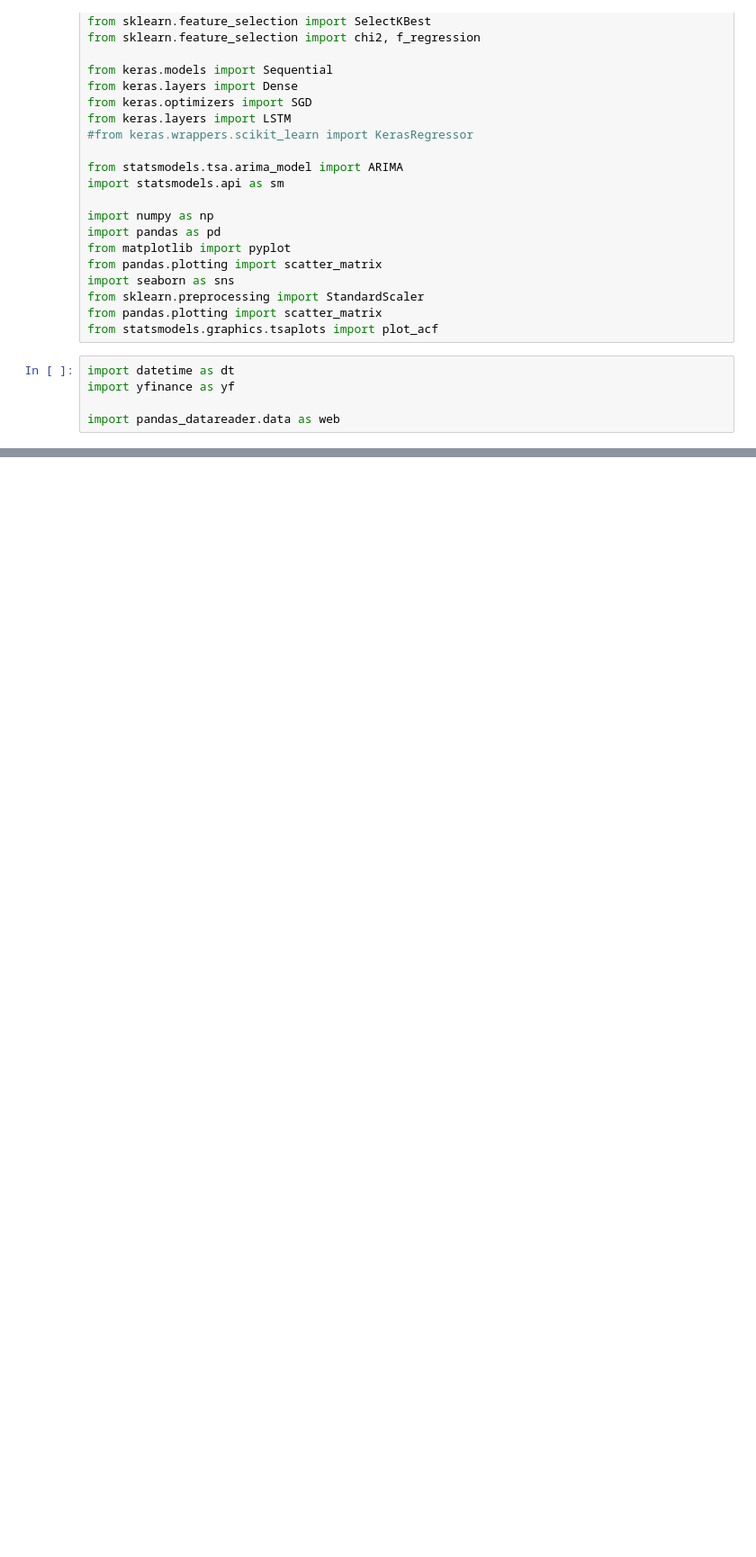
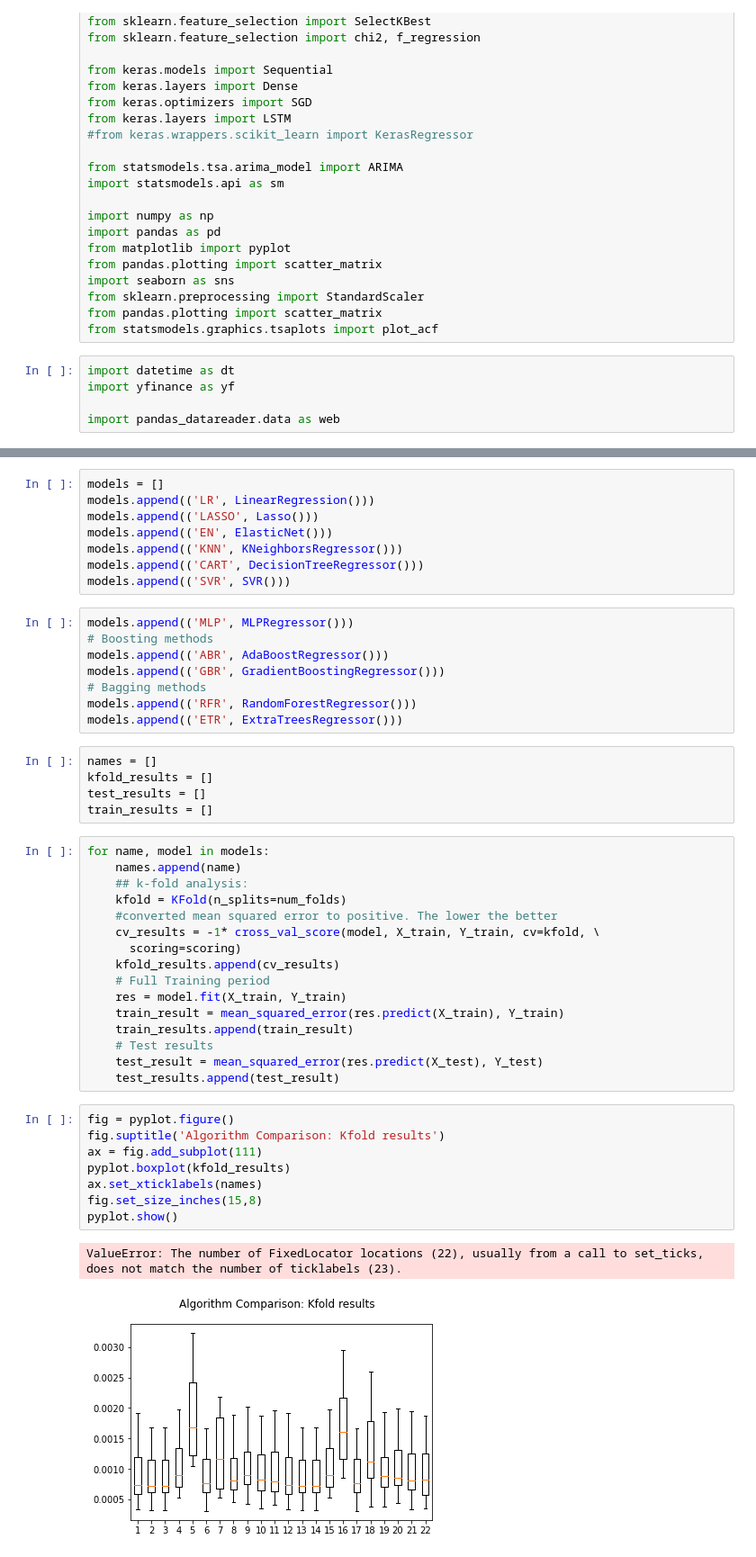
Before and after one commit to gustavohalm/ai-study, a Jupyter notebook: stock-prediction/Untitled.ipynb, the cells around one changed output, grey strips where cells are left out. Shown at 90% size. Saved outputs shown, nothing was run; the diff lists cells and outputs as text; blank space fills up the shorter version.

```diff
--- a/stock-prediction/Untitled.ipynb
+++ b/stock-prediction/Untitled.ipynb
@@ -74,0 +203,48 @@ stk_data
+# %%
+models = []
+models.append(('LR', LinearRegression()))
+models.append(('LASSO', Lasso()))
+models.append(('EN', ElasticNet()))
+models.append(('KNN', KNeighborsRegressor()))
+models.append(('CART', DecisionTreeRegressor()))
+models.append(('SVR', SVR()))
+# %%
+models.append(('MLP', MLPRegressor()))
+# Boosting methods
+models.append(('ABR', AdaBoostRegressor()))
+models.append(('GBR', GradientBoostingRegressor()))
+# Bagging methods
+models.append(('RFR', RandomForestRegressor()))
+models.append(('ETR', ExtraTreesRegressor()))
+# %%
+names = []
+kfold_results = []
+test_results = []
+train_results = []
+# %%
+for name, model in models:
+    names.append(name)
+    ## k-fold analysis:
+    kfold = KFold(n_splits=num_folds)
+    #converted mean squared error to positive. The lower the better
+    cv_results = -1* cross_val_score(model, X_train, Y_train, cv=kfold, \
+      scoring=scoring)
+    kfold_results.append(cv_results)
+    # Full Training period
+    res = model.fit(X_train, Y_train)
+    train_result = mean_squared_error(res.predict(X_train), Y_train)
+    train_results.append(train_result)
+    # Test results
+    test_result = mean_squared_error(res.predict(X_test), Y_test)
+    test_results.append(test_result)
+# %%
+fig = pyplot.figure()
+fig.suptitle('Algorithm Comparison: Kfold results')
+ax = fig.add_subplot(111)
+pyplot.boxplot(kfold_results)
+ax.set_xticklabels(names)
+fig.set_size_inches(15,8)
+pyplot.show()
+# %% [output]
+ValueError: The number of FixedLocator locations (22), usually from a call to set_ticks, does not match the number of ticklabels (23).
+[figure, added]
```
Also changed, not shown: parts of 16 cells of this notebook, 1 other file.
